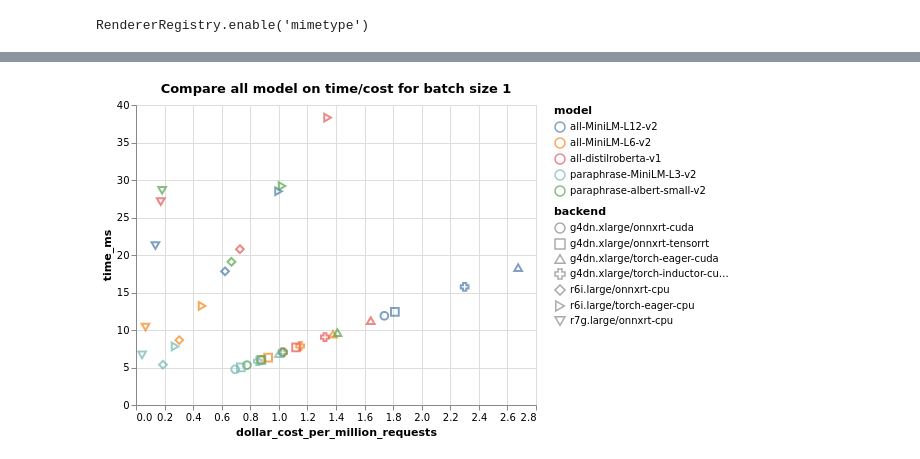
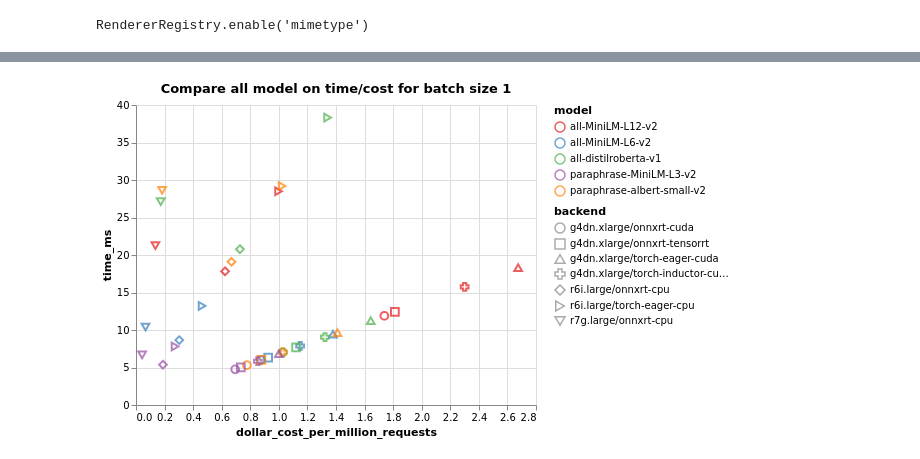
Before and after one commit to octoml/octoml-profile, a Jupyter notebook: examples/sentence_transformers/SentenceTransformerEval.ipynb, the cells around one changed output, grey strips where cells are left out. Saved outputs shown, nothing was run; the diff lists cells and outputs as text; code cells hidden in the pictures.

```diff
--- a/examples/sentence_transformers/SentenceTransformerEval.ipynb
+++ b/examples/sentence_transformers/SentenceTransformerEval.ipynb
@@ -213,9 +250,12 @@ alt.Chart(df[df['batch_size'] == 256]).mark_point(size=60).encode(
 # %%
 alt.Chart(df[df['batch_size'] == 1]).mark_point(size=60).encode(
     x='dollar_cost_per_million_requests',
     y='time_ms',
     color='model',
     shape='backend',
-).properties(title='Compare all model on time/cost for batch size 1')
+).properties(title='Compare all model on time/cost for batch size 1'
+).configure_range(
+    category={'scheme': 'set1'}
+)
 # %% [output]
-[figure, old version]
+[figure, new version]
```
Also changed, not shown: parts of 7 cells of this notebook.
